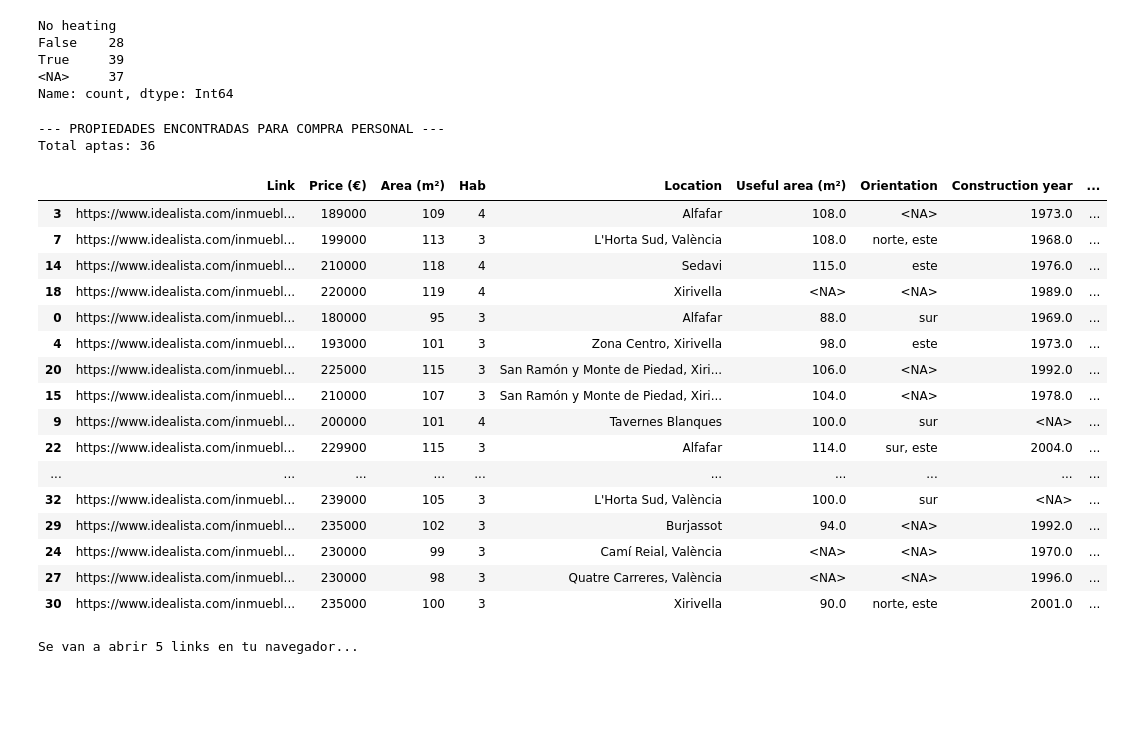
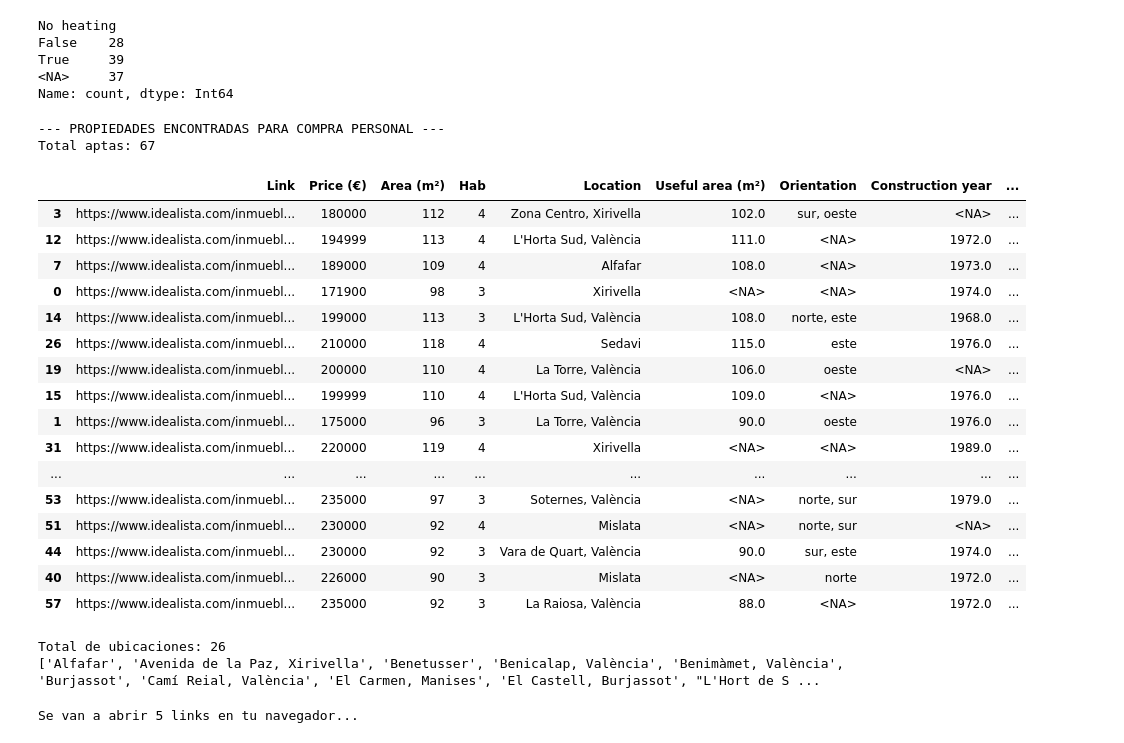
Before and after one commit to MatiGrinberg/Scraping_Real_estate_BCN, a Jupyter notebook: nb/Analytics.ipynb, the cells around one changed output. Drawn from its saved outputs; the diff is of its cells as text; code cells hidden in the pictures; blank space fills up the shorter version.

Commit message:
Saque de la ejecucion los filtros por Consumo y por Orientacion para no exlcuir tantas propiedades

```diff
--- a/nb/Analytics.ipynb
+++ b/nb/Analytics.ipynb
@@ -315,7 +315,7 @@ include_locations_val = []#['Alboraya', 'Benicalap, València', 'Burjassot', 'Ca
 exclude_locations_bcn = ["Cerdanyola Sud, Mataró",'Artigues, Badalona', 'Baró de Viver, Barcelona', 'Can Serra - Pubilla Cases, Hospitalet de Llobregat', 'Can Serra, Hospitalet de Llobregat', 'El Besós, Sant Adriá de Besós', 'El Raval, Barcelona', 'El Raval, Santa Coloma de Gramenet', 'La Florida, Hospitalet de Llobregat', 'La Salut - Lloreda - Sistrells, Badalona', 'La Salut, Badalona', 'La Torrasa, Hospitalet de Llobregat', 'Les Planes, Hospitalet de Llobregat', 'Les Roquetes, Barcelona', 'Llefià - Sant Roc - Artigues, Badalona', 'Llefià, Badalona', 'Parc Empresarial, Viladecans', 'Pubilla Cases, Hospitalet de Llobregat', 'Remei, Badalona', 'Sant Adriá Nord, Sant Adriá de Besós', 'Sant Crist, Badalona', 'Sant Roc, Badalona', 'Santa Rosa - Can Mariner, Santa Coloma de Gramenet']
 include_locations_bcn = []#['Bufalà, Badalona', 'Can Baró, Barcelona', 'Centre, Badalona', 'Centre, El Masnou', 'Centre, Gavà', 'Centre, Hospitalet de Llobregat', 'El Fort Pienc, Barcelona', 'El Poble Sec - Parc de Montjuïc, Barcelona', 'El Prat de Llobregat', 'Gorg - Progrés, Badalona', 'Gorg, Badalona', 'La Gavarra, Cornellà de Llobregat', 'Once de Septiembre - Sant Jordi, El Prat de Llobregat', 'Plaça Catalunya - Vinyets, Sant Boi de Llobregat', 'Plaça de Catalunya, El Prat de Llobregat', 'Premiá de Mar', 'Sant Boi de Llobregat', 'Sant Josep, Hospitalet de Llobregat', 'Santa Eulàlia, Hospitalet de Llobregat', 'Viladecans', 'Zona Alta, Premiá de Mar', 'Zona del Mig, Hospitalet de Llobregat']
 # Orientaciones Excluidas
-orientaciones_excluidas = ['norte', 'oeste', 'norte, oeste']
+orientaciones_excluidas = []#['norte', 'oeste', 'norte, oeste']
 # %%
 # Frecuencias antes del filtrado final: edita esta lista de columnas.
 columnas_a_revisar = [
@@ -426,56 +426,60 @@ Name: count, dtype: Int64
 # %%
 
 # 10. EJECUTAR FILTRADO DE LA BÚSQUEDA (ALQUILER O COMPRA PERSONAL)
 if is_rent:
     exclude_locations = []#['Terrassa', 'Mataró', 'Sabadell', 'Martorell', 'Sant Vicenç de Montalt', 'Cabrera de Mar']
     df_filtrado = filter_rent_rows(df, mx_pr_1h=1000, mx_pr_room=600, min_area_1h=60, min_area_2h=75, min_area_3h=95, include=include_locations_bcn, exclude=exclude_locations_bcn).sort_values(['Hab', 'Area (m²)', 'Price (€)'])
     print(f"--- PROPIEDADES ENCONTRADAS PARA ALQUILER PERSONAL ---\nTotal aptas: {len(df_filtrado)}")
     with pd.option_context('display.max_rows', None):
         display(df_filtrado)
 else:
     orientaciones_permitidas = [
         valor for valor in df['Orientation'].dropna().astype(str).str.strip().str.casefold().unique()
         if valor and valor not in orientaciones_excluidas
     ]
     # Si no queda ninguna orientación conocida, [''] conserva solo las desconocidas.
     # No usar [] aquí: la función lo interpretaría como filtro desactivado.
-    df_filtrado = filter_buy_rows(df, min_h=3, min_price_sqm=1300, max_price_sqm=2400, min_area_any=80, min_area_large=80, min_hab_large=3, max_size=120, include=include_locations_val, exclude=exclude_locations_val,
+    df_filtrado = filter_buy_rows(df, min_h=3, min_price_sqm=1300, max_price_sqm=2600, min_area_any=80, min_area_large=80, min_hab_large=3, max_size=120, include=include_locations_val, exclude=exclude_locations_val,
         useful_area=('>=', 80),        # Ejemplo: ('>=', 80)
-        orientation=orientaciones_permitidas or [''],
+        orientation=None, # orientaciones_permitidas or ['']
         construction_year=None,  # Ejemplo: ('>=', 1980)
-        energy_rating=['A', 'B', 'C', 'D', 'E'],  # E o mejor; conserva desconocidos
+        energy_rating=None, # ['A', 'B', 'C', 'D', 'E'],  # E o mejor; conserva desconocidos
         energy_consumption=None, # Ejemplo: ('<', 80), conserva también desconocidos
         no_heating=None,         # True: sin calefacción; False: con calefacción
         mostrar_excluidas=0 # True: mostrar también las filas descartadas
     ).sort_values('Price/SqM')
+    #print("Orientacion ", orientaciones_permitidas)
     print(f"--- PROPIEDADES ENCONTRADAS PARA COMPRA PERSONAL ---\nTotal aptas: {len(df_filtrado)}")
     with pd.option_context('display.max_rows', None):
         display(df_filtrado)
 # %% [output]
 --- PROPIEDADES ENCONTRADAS PARA COMPRA PERSONAL ---
-Total aptas: 36
+Total aptas: 67
 |  | Link | Price (€) | Area (m²) | Hab | Location | Useful area (m²) | Orientation | Construction year | ... |
-| 3 | https://www.idealista.com/inmuebl... | 189000 | 109 | 4 | Alfafar | 108.0 | <NA> | 1973.0 | ... |
-| 7 | https://www.idealista.com/inmuebl... | 199000 | 113 | 3 | L'Horta Sud, València | 108.0 | norte, este | 1968.0 | ... |
-| 14 | https://www.idealista.com/inmuebl... | 210000 | 118 | 4 | Sedavi | 115.0 | este | 1976.0 | ... |
-| 18 | https://www.idealista.com/inmuebl... | 220000 | 119 | 4 | Xirivella | <NA> | <NA> | 1989.0 | ... |
-| 0 | https://www.idealista.com/inmuebl... | 180000 | 95 | 3 | Alfafar | 88.0 | sur | 1969.0 | ... |
-| 4 | https://www.idealista.com/inmuebl... | 193000 | 101 | 3 | Zona Centro, Xirivella | 98.0 | este | 1973.0 | ... |
-| 20 | https://www.idealista.com/inmuebl... | 225000 | 115 | 3 | San Ramón y Monte de Piedad, Xiri... | 106.0 | <NA> | 1992.0 | ... |
-| 15 | https://www.idealista.com/inmuebl... | 210000 | 107 | 3 | San Ramón y Monte de Piedad, Xiri... | 104.0 | <NA> | 1978.0 | ... |
-| 9 | https://www.idealista.com/inmuebl... | 200000 | 101 | 4 | Tavernes Blanques | 100.0 | sur | <NA> | ... |
-| 22 | https://www.idealista.com/inmuebl... | 229900 | 115 | 3 | Alfafar | 114.0 | sur, este | 2004.0 | ... |
+| 3 | https://www.idealista.com/inmuebl... | 180000 | 112 | 4 | Zona Centro, Xirivella | 102.0 | sur, oeste | <NA> | ... |
+| 12 | https://www.idealista.com/inmuebl... | 194999 | 113 | 4 | L'Horta Sud, València | 111.0 | <NA> | 1972.0 | ... |
+| 7 | https://www.idealista.com/inmuebl... | 189000 | 109 | 4 | Alfafar | 108.0 | <NA> | 1973.0 | ... |
+| 0 | https://www.idealista.com/inmuebl... | 171900 | 98 | 3 | Xirivella | <NA> | <NA> | 1974.0 | ... |
+| 14 | https://www.idealista.com/inmuebl... | 199000 | 113 | 3 | L'Horta Sud, València | 108.0 | norte, este | 1968.0 | ... |
+| 26 | https://www.idealista.com/inmuebl... | 210000 | 118 | 4 | Sedavi | 115.0 | este | 1976.0 | ... |
+| 19 | https://www.idealista.com/inmuebl... | 200000 | 110 | 4 | La Torre, València | 106.0 | oeste | <NA> | ... |
+| 15 | https://www.idealista.com/inmuebl... | 199999 | 110 | 4 | L'Horta Sud, València | 109.0 | <NA> | 1976.0 | ... |
+| 1 | https://www.idealista.com/inmuebl... | 175000 | 96 | 3 | La Torre, València | 90.0 | oeste | 1976.0 | ... |
+| 31 | https://www.idealista.com/inmuebl... | 220000 | 119 | 4 | Xirivella | <NA> | <NA> | 1989.0 | ... |
 | ... | ... | ... | ... | ... | ... | ... | ... | ... | ... |
-| 32 | https://www.idealista.com/inmuebl... | 239000 | 105 | 3 | L'Horta Sud, València | 100.0 | sur | <NA> | ... |
-| 29 | https://www.idealista.com/inmuebl... | 235000 | 102 | 3 | Burjassot | 94.0 | <NA> | 1992.0 | ... |
-| 24 | https://www.idealista.com/inmuebl... | 230000 | 99 | 3 | Camí Reial, València | <NA> | <NA> | 1970.0 | ... |
-| 27 | https://www.idealista.com/inmuebl... | 230000 | 98 | 3 | Quatre Carreres, València | <NA> | <NA> | 1996.0 | ... |
-| 30 | https://www.idealista.com/inmuebl... | 235000 | 100 | 3 | Xirivella | 90.0 | norte, este | 2001.0 | ... |
+| 53 | https://www.idealista.com/inmuebl... | 235000 | 97 | 3 | Soternes, València | <NA> | norte, sur | 1979.0 | ... |
+| 51 | https://www.idealista.com/inmuebl... | 230000 | 92 | 4 | Mislata | <NA> | norte, sur | <NA> | ... |
+| 44 | https://www.idealista.com/inmuebl... | 230000 | 92 | 3 | Vara de Quart, València | 90.0 | sur, este | 1974.0 | ... |
+| 40 | https://www.idealista.com/inmuebl... | 226000 | 90 | 3 | Mislata | <NA> | norte | 1972.0 | ... |
+| 57 | https://www.idealista.com/inmuebl... | 235000 | 92 | 3 | La Raiosa, València | 88.0 | <NA> | 1972.0 | ... |
 # %%
 # Ubicaciones únicas después del filtrado
 ubicaciones = sorted(df_filtrado['Location'].dropna().unique())
 print(f'Total de ubicaciones: {len(ubicaciones)}')
 print(ubicaciones)
+# %% [output]
+Total de ubicaciones: 26
+['Alfafar', 'Avenida de la Paz, Xirivella', 'Benetusser', 'Benicalap, València', 'Benimàmet, València', 'Burjassot', 'Camí Reial, València', 'El Carmen, Manises', 'El Castell, Burjassot', "L'Hort de S ...
 # %%
 ##### Definir si abrir Links + Cuantos??? #####
 abrir_links = 1 # True: abrir enlaces en navegador; False: mostrar lista completa para copiar.
```
Also changed, not shown: parts of 1 cell of this notebook.
